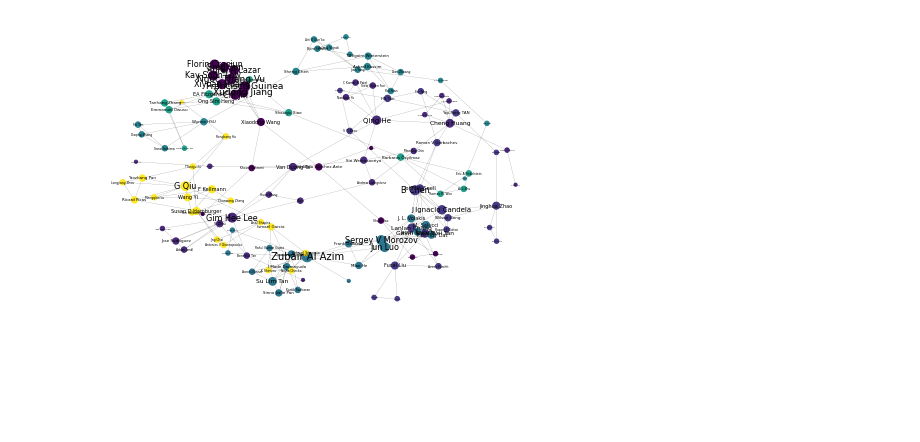
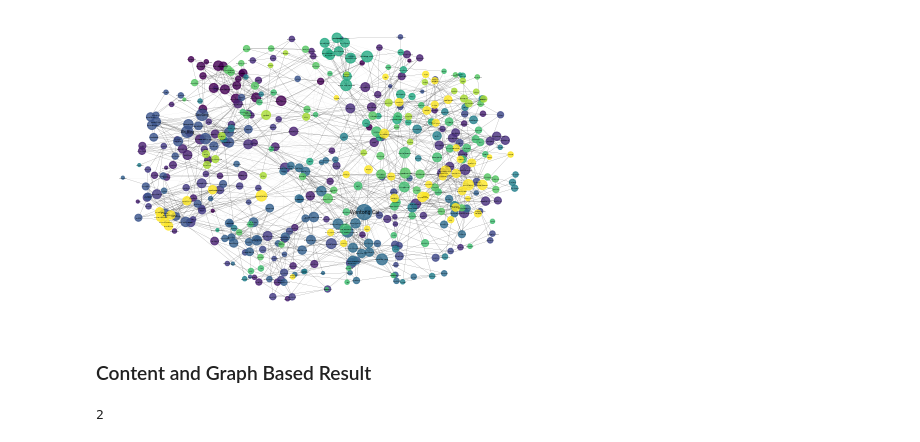
Before and after one commit to SamWqc/WebAnalytics, a Jupyter notebook: Visuialization.ipynb, the cells around one changed output. Drawn from its saved outputs; the diff is of its cells as text; code cells hidden in the pictures; blank space fills up the shorter version.

```diff
--- a/Visuialization.ipynb
+++ b/Visuialization.ipynb
@@ -25,3 +21,9 @@ V = [node for node in G.nodes()]
+# %%
+with open('./EdMot/output/cora_membership.json','r') as f:
+    cluster_re = json.load(f)
+G = nx.from_edgelist(graph_csv)
+bc_all=nx.betweenness_centrality(G)
+V = [node for node in G.nodes()]
 # %%
 k_cl=max(list(cluster_re.values()))
 k_cl
@@ -31,7 +33,7 @@ k_cl
 com = [
     [num_to_name[i] for i in cluster_re.keys() if cluster_re[i]==j] for j in range(k_cl+1)
        ]
-new_com =[i for i in com if len(i)>10]
+new_com =[i for i in com if len(i)>20]
 # %%
 G_graph = nx.Graph()
 for each in new_com:
@@ -45,0 +46,15 @@ from matplotlib.pyplot import figure, text
+# %%
+for node in list(G.nodes()):
+    if node not in list(G_graph.nodes()):
+        G.remove_node(node)
+# %%
+#根据bc赋值node size
+
+pos = nx.spring_layout(G_graph,seed=1111, k=0.3)
+nx.draw(G, pos, with_labels=False, node_size=2, width=0.1, alpha=0.2)
+nx.draw(G_graph, pos, node_color=color, node_size=[(bc_all[i]+1)*30 for i in G_graph.nodes()], width=0.1,alpha = 0.8)
+for node, (x, y) in pos.items():
+    text(x, y, node, fontsize=bc_all[node]*80, ha='center', va='center')
+
+plt.savefig('./node_sizeBybc.jpg',dpi = 400)
+plt.show()
@@ -46,12 +63,14 @@ from matplotlib.pyplot import figure, text
 # %%
 d = dict(G_graph.degree)
-pos = nx.spring_layout(G_graph, k=0.33)
-#nx.draw(G, pos, with_labels=False, node_size=2, width=0.1, alpha=0.2)
-nx.draw(G_graph, pos, node_color=color, node_size=[i[1]*10 for i in G_graph.degree()], width=0.1)
+pos = nx.spring_layout(G_graph,seed=1111, k=0.3)
+nx.draw(G, pos, with_labels=False, node_size=2, width=0.1, alpha=0.2)
+nx.draw(G_graph, pos, node_color=color, node_size=[i[1]*10 for i in G_graph.degree()], width=0.1,alpha = 0.8)
 for node, (x, y) in pos.items():
-    text(x, y, node, fontsize=d[node], ha='center', va='center')
+    text(x, y, node, fontsize=d[node]/5, ha='center', va='center')
 
-plt.savefig('./test2.jpg',dpi = 400)
+plt.savefig('./node_sizeBydegree.jpg',dpi = 400)
 plt.show()
 # %% [output]
-[figure, old version]
+[figure, new version]
+# %% [markdown]
+### Content and Graph Based Result
@@ -57,0 +83,5 @@ plt.show()
+# %%
+k_cl=max(list(cluster_re.values()))
+k_cl
+# %% [output]
+2
```
Also changed, not shown: parts of 16 cells of this notebook, 24 other files.
